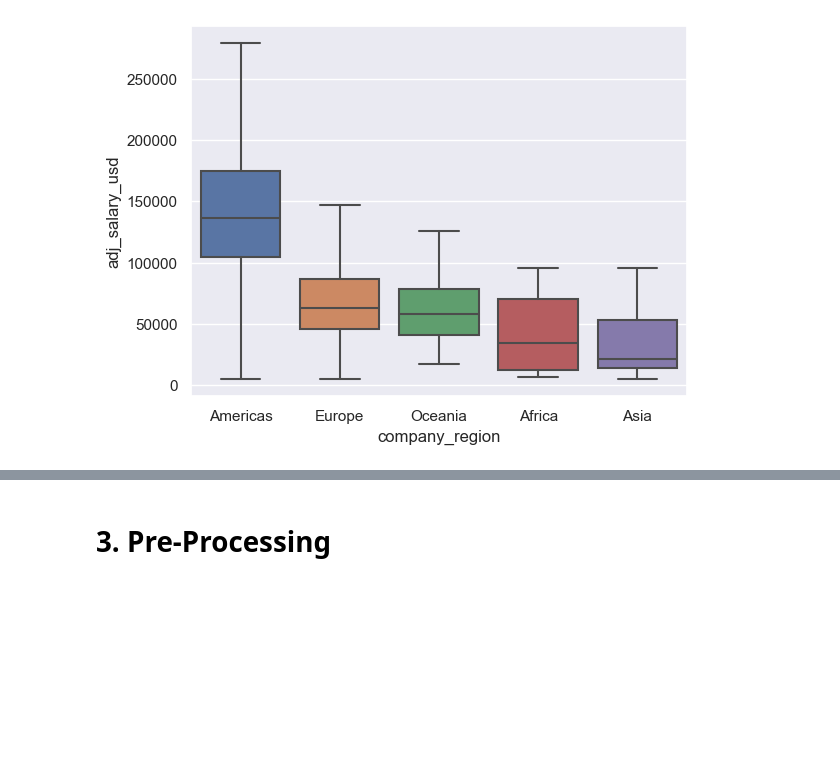
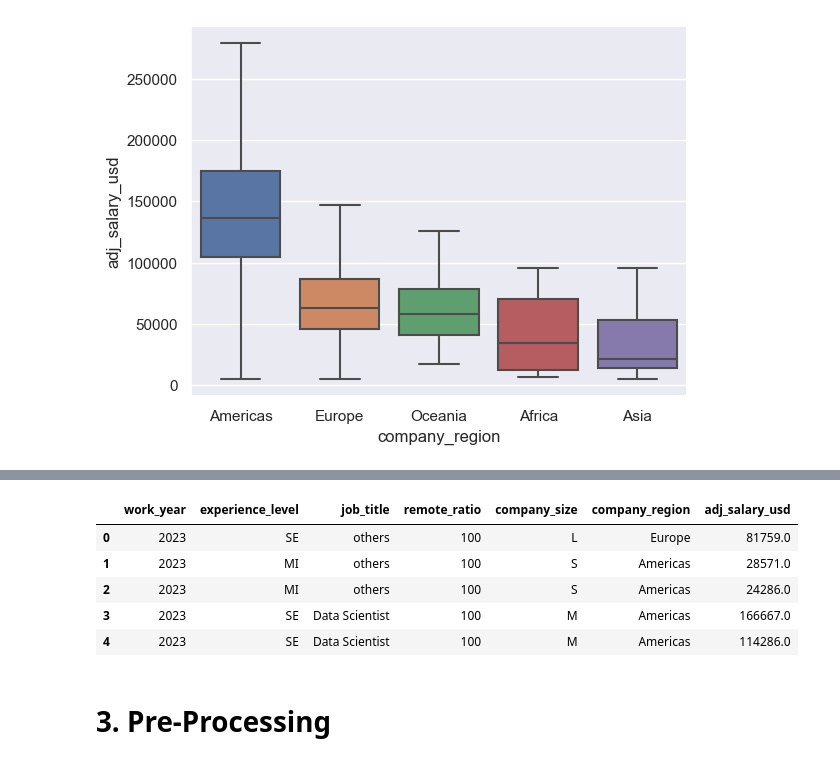
Before and after one commit to hyang78227/Springboard, a Jupyter notebook: story_telling_case_study/data science salary study.ipynb, the cells around one changed output, grey strips where cells are left out. Cells and saved outputs as stored; diff of their text form; code cells hidden in the pictures; blank space fills up the shorter version.

```diff
--- a/story_telling_case_study/data science salary study.ipynb
+++ b/story_telling_case_study/data science salary study.ipynb
@@ -265,0 +317,12 @@ sns.boxplot(data=salary_df, y="adj_salary_usd", x="company_region",sym='',order=
+# %%
+##now drop features 'employment_type','employee_region'
+
+salary_df.drop(['employment_type','employee_region'],axis=1,inplace=True)
+salary_df.head()
+# %% [output]
+|  | work_year | experience_level | job_title | remote_ratio | company_size | company_region | adj_salary_usd |
+| 0 | 2023 | SE | others | 100 | L | Europe | 81759.0 |
+| 1 | 2023 | MI | others | 100 | S | Americas | 28571.0 |
+| 2 | 2023 | MI | others | 100 | S | Americas | 24286.0 |
+| 3 | 2023 | SE | Data Scientist | 100 | M | Americas | 166667.0 |
+| 4 | 2023 | SE | Data Scientist | 100 | M | Americas | 114286.0 |
```
Also changed, not shown: parts of 15 cells of this notebook.
